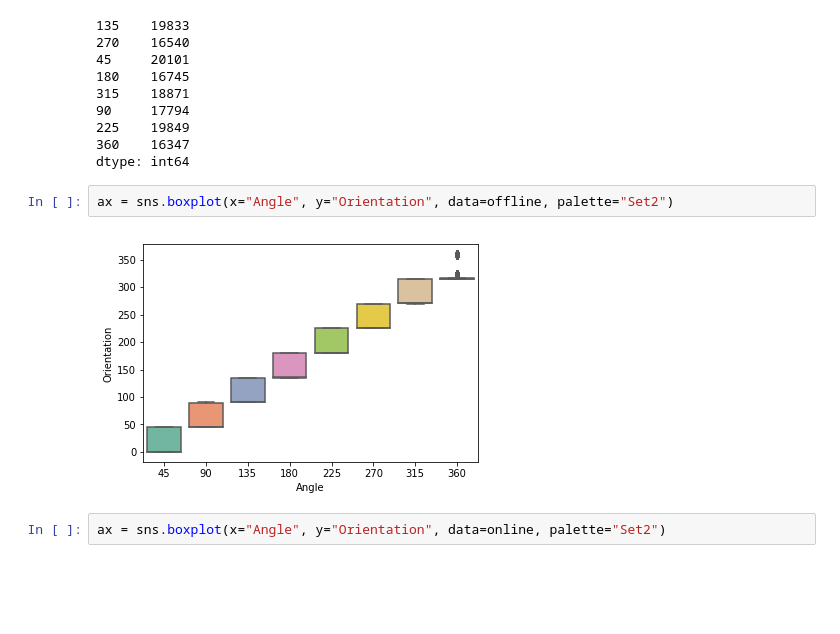
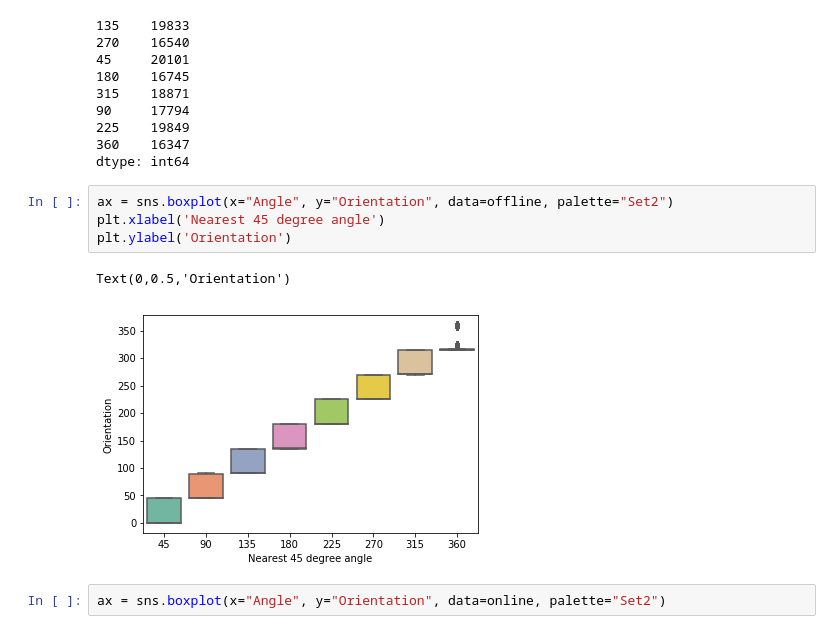
Before and after one commit to pmsn23/DS-7333, a Jupyter notebook: CaseStudy2.ipynb, the cells around one changed output. Saved outputs shown, nothing was run; the diff lists cells and outputs as text; blank space fills up the shorter version.

```diff
--- a/CaseStudy2.ipynb
+++ b/CaseStudy2.ipynb
@@ -217,8 +224,11 @@ pd.value_counts(offline["Angle"].values, sort=False)
 dtype: int64
 # %%
 ax = sns.boxplot(x="Angle", y="Orientation", data=offline, palette="Set2")
+plt.xlabel('Nearest 45 degree angle')
+plt.ylabel('Orientation')
 # %% [output]
+Text(0,0.5,'Orientation')
-[figure, old version]
+[figure, new version]
 # %%
 ax = sns.boxplot(x="Angle", y="Orientation", data=online, palette="Set2")
 # %% [output]
```
Also changed, not shown: parts of 9 cells of this notebook.
